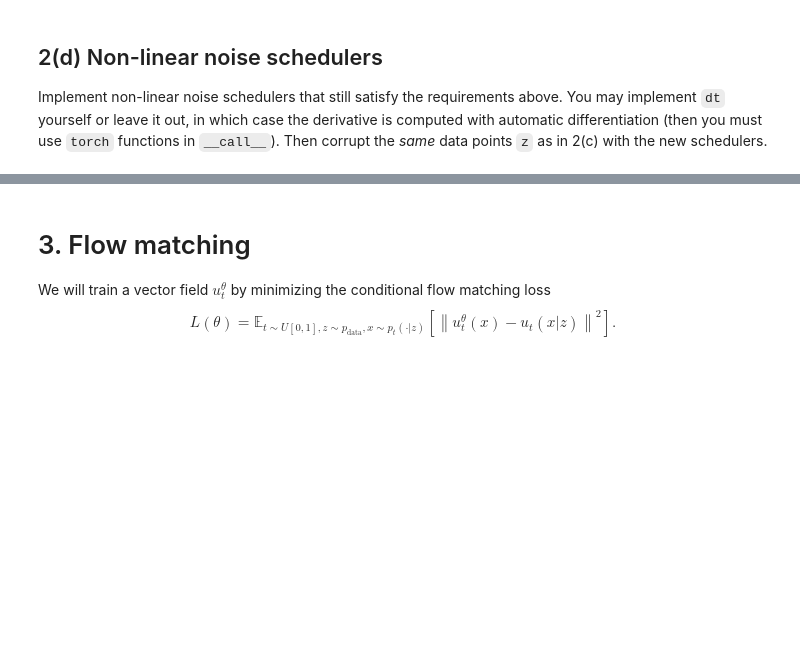
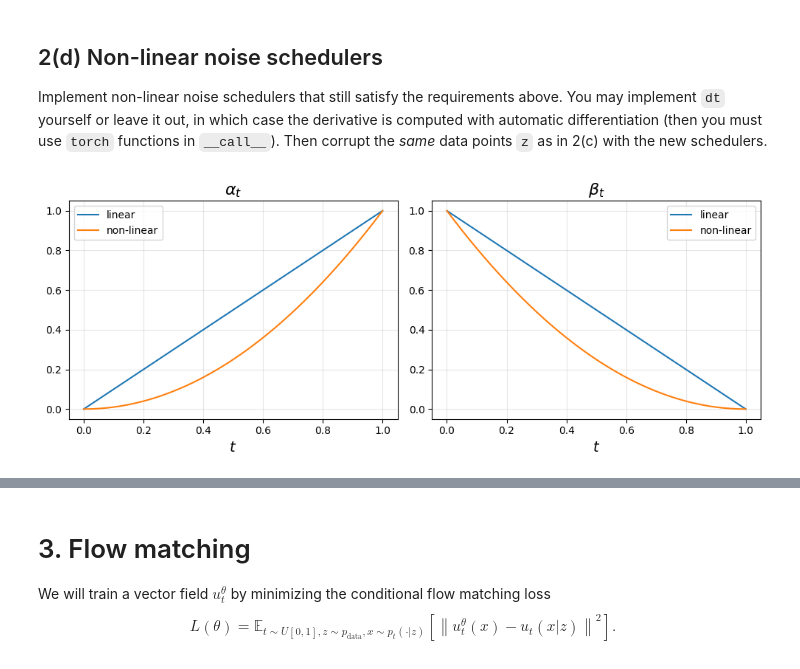
Before and after one commit to luk0-00/MLIP-26, a Jupyter notebook: HW_3/Assignment_3.ipynb, the cells around one changed output, grey strips where cells are left out. Saved outputs shown, nothing was run; the diff lists cells and outputs as text; code cells hidden in the pictures; blank space fills up the shorter version.

```diff
--- a/HW_3/Assignment_3.ipynb
+++ b/HW_3/Assignment_3.ipynb
@@ -355,21 +373,38 @@ plot_corruption_2d(xts, ts, scale=15, title='Linear schedulers')  # use kind='sc
 Implement non-linear noise schedulers that still satisfy the requirements above. You may implement `dt` yourself or leave it out, in which case the derivative is computed with automatic differentiation (then you must use `torch` functions in `__call__`). Then corrupt the *same* data points `z` as in 2(c) with the new schedulers.
 # %%
 class NonLinearAlpha(Alpha):
+    def __init__(self, hump) -> None:
+        self.hump = hump
+        if not (-2 <= hump <= 0):
+          raise ValueError("Hump parameter must be in [-2, 0] to keep monotony of scheduler.")
+        super().__init__()
     """
     TODO: write down your choice of alpha_t here
     """
     def __call__(self, t: torch.Tensor) -> torch.Tensor:
-        raise NotImplementedError("To be implemented!")
+        b = 2 + self.hump
+        a = 1-b
+        return a*t.pow(2) + b*t
 
 class NonLinearBeta(Beta):
+    def __init__(self, hump) -> None:
+        self.hump = hump
+        if not (-2 <= hump <= 0):
+          raise ValueError("Hump parameter must be in [-2, 0] to keep monotony of scheduler.")
+        super().__init__()
     """
     TODO: write down your choice of beta_t here
     """
     def __call__(self, t: torch.Tensor) -> torch.Tensor:
-        raise NotImplementedError("To be implemented!")
+        c = 1
+        b = 0 + self.hump
+        a = -b-c
+        return a*t.pow(2) + b*t + c
 
-
+common_hump = -2
 plot_schedulers({
     'linear': (LinearAlpha(), LinearBeta()),
-    'non-linear': (NonLinearAlpha(), NonLinearBeta()),
+    'non-linear': (NonLinearAlpha(common_hump), NonLinearBeta(common_hump)),
 })
+# %% [output]
+[figure, added]
```
Also changed, not shown: parts of 23 cells of this notebook.
